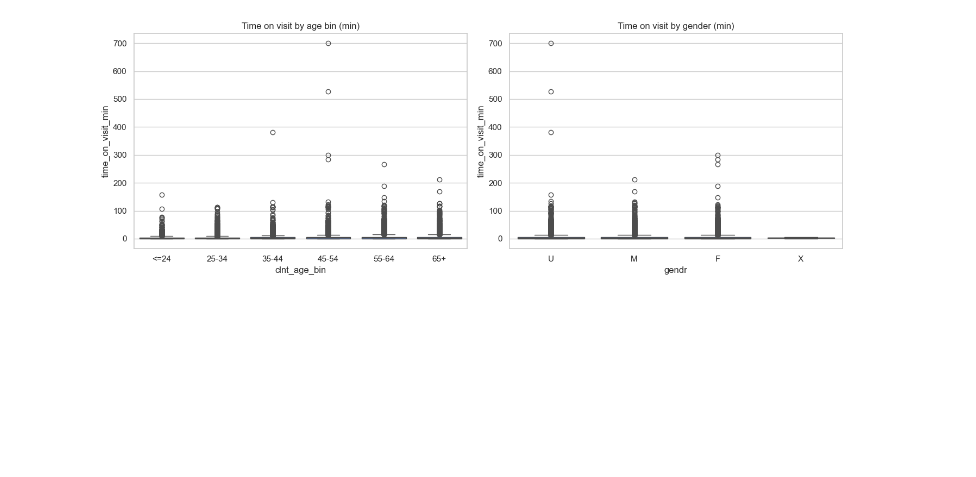
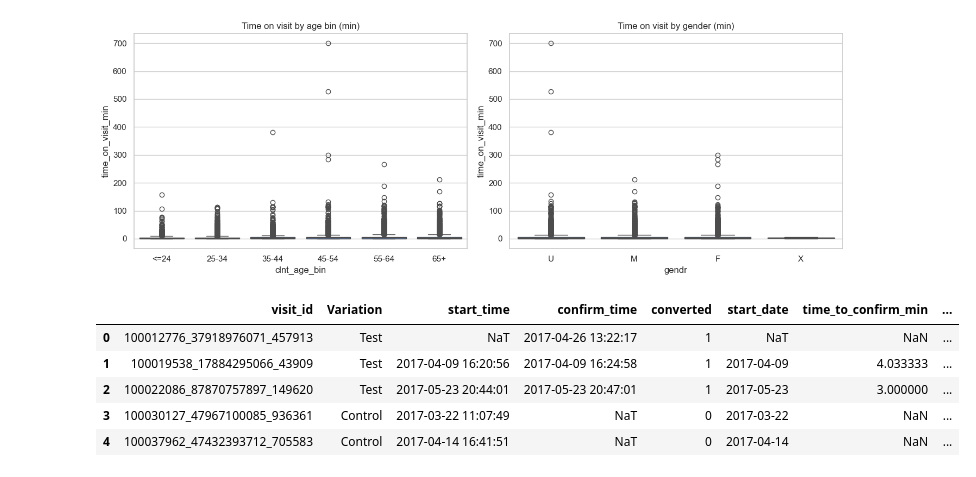
Before and after one commit to marlene-alcobendas/Project5_ABtesting_PowerBI, a Jupyter notebook: ABtesting.ipynb, the cells around one changed output. Saved outputs shown, nothing was run; the diff lists cells and outputs as text; code cells hidden in the pictures; blank space fills up the shorter version.

```diff
--- a/ABtesting.ipynb
+++ b/ABtesting.ipynb
@@ -899,3 +941,95 @@ except Exception:
 plt.show()
 # %% [output]
 [figure]
+# %%
+#Build ONE single visit-level table for Power BI (1 row per visit_id)
+
+df = df_analysis.copy()
+df["date_time"] = pd.to_datetime(df["date_time"])
+df = df.sort_values(["visit_id", "date_time"])
+
+# 1) Ensure ONE Variation per visit_id (use mode in case of noisy tracking)
+variation_by_visit = (
+    df.groupby("visit_id")["Variation"]
+      .agg(lambda s: s.mode().iat[0] if not s.mode().empty else s.iloc[0])
+      .reset_index()
+)
+
+# 2) Start and Confirm timestamps per visit
+start_times = (
+    df[df["process_step"] == "start"]
+    .groupby("visit_id")["date_time"].min()
+    .reset_index(name="start_time")
+)
+
+confirm_times = (
+    df[df["process_step"] == "confirm"]
+    .groupby("visit_id")["date_time"].min()
+    .reset_index(name="confirm_time")
+)
+
+# 3) Build visit-level base table
+visits = (
+    variation_by_visit
+    .merge(start_times, on="visit_id", how="left")
+    .merge(confirm_times, on="visit_id", how="left")
+)
+
+# Conversion flag
+visits["converted"] = visits["confirm_time"].notna().astype(int)
+
+# Consistent date for daily conversion (use first entry/start date)
+visits["start_date"] = visits["start_time"].dt.date
+
+# 4) Time to confirm (minutes) for converted visits
+visits["time_to_confirm_min"] = np.where(
+    visits["converted"] == 1,
+    (visits["confirm_time"] - visits["start_time"]).dt.total_seconds() / 60,
+    np.nan
+)
+
+# 5) Outlier flag using IQR (only among converted visits)
+ttc = visits.loc[visits["converted"] == 1, "time_to_confirm_min"].dropna()
+Q1, Q3 = ttc.quantile(0.25), ttc.quantile(0.75)
+IQR = Q3 - Q1
+lower_bound = max(0, Q1 - 1.5 * IQR)
+upper_bound = Q3 + 1.5 * IQR
+
+visits["is_outlier_time"] = np.where(
+    visits["converted"] == 1,
+    (visits["time_to_confirm_min"] < lower_bound) | (visits["time_to_confirm_min"] > upper_bound),
+    False
+)
+
+# Clean time metric (set to NaN if outlier)
+visits["time_to_confirm_min_clean"] = visits["time_to_confirm_min"].where(~visits["is_outlier_time"], np.nan)
+
+# 6) Build journeys (full sequence of steps) per visit
+journeys = (
+    df.groupby("visit_id")["process_step"]
+      .apply(list)
+      .reset_index(name="journey")
+)
+
+journeys["journey_str"] = journeys["journey"].apply(lambda x: " → ".join(x))
+journeys["num_steps"] = journeys["journey"].apply(len)
+journeys["repeats"] = journeys["num_steps"] - journeys["journey"].apply(lambda x: len(set(x)))
+
+# 7) Final single table for Power BI
+df_powerbi_visits = visits.merge(
+    journeys[["visit_id", "journey_str", "num_steps", "repeats"]],
+    on="visit_id",
+    how="left"
+)
+
+# 8) Export to CSV
+df_powerbi_visits.to_csv("df_powerbi_visits.csv", index=False, encoding="utf-8")
+
+df_powerbi_visits.head()
+# %% [output]
+|  | visit_id | Variation | start_time | confirm_time | converted | start_date | time_to_confirm_min | ... |
+| 0 | 100012776_37918976071_457913 | Test | NaT | 2017-04-26 13:22:17 | 1 | NaT | NaN | ... |
+| 1 | 100019538_17884295066_43909 | Test | 2017-04-09 16:20:56 | 2017-04-09 16:24:58 | 1 | 2017-04-09 | 4.033333 | ... |
+| 2 | 100022086_87870757897_149620 | Test | 2017-05-23 20:44:01 | 2017-05-23 20:47:01 | 1 | 2017-05-23 | 3.000000 | ... |
+| 3 | 100030127_47967100085_936361 | Control | 2017-03-22 11:07:49 | NaT | 0 | 2017-03-22 | NaN | ... |
+| 4 | 100037962_47432393712_705583 | Control | 2017-04-14 16:41:51 | NaT | 0 | 2017-04-14 | NaN | ... |
```
Also changed, not shown: parts of 9 cells of this notebook, 2 other files.
